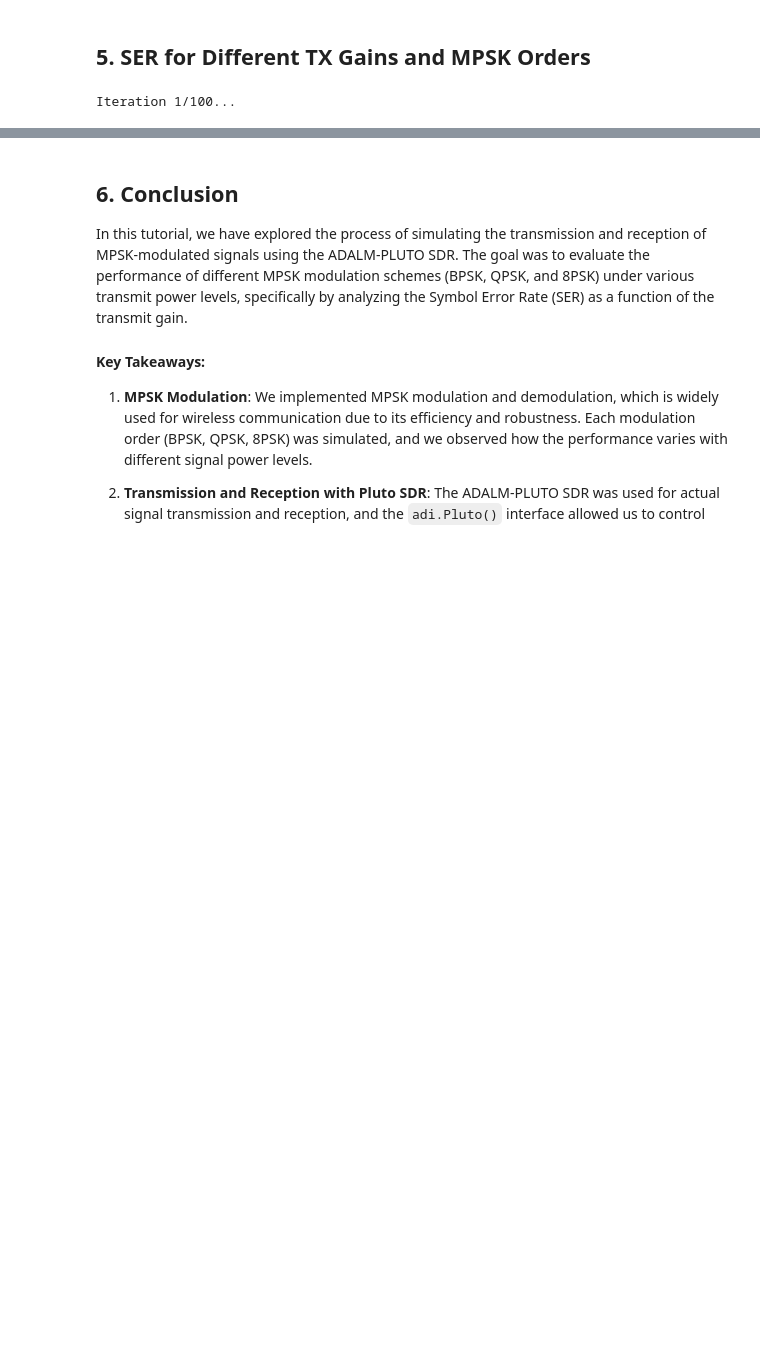
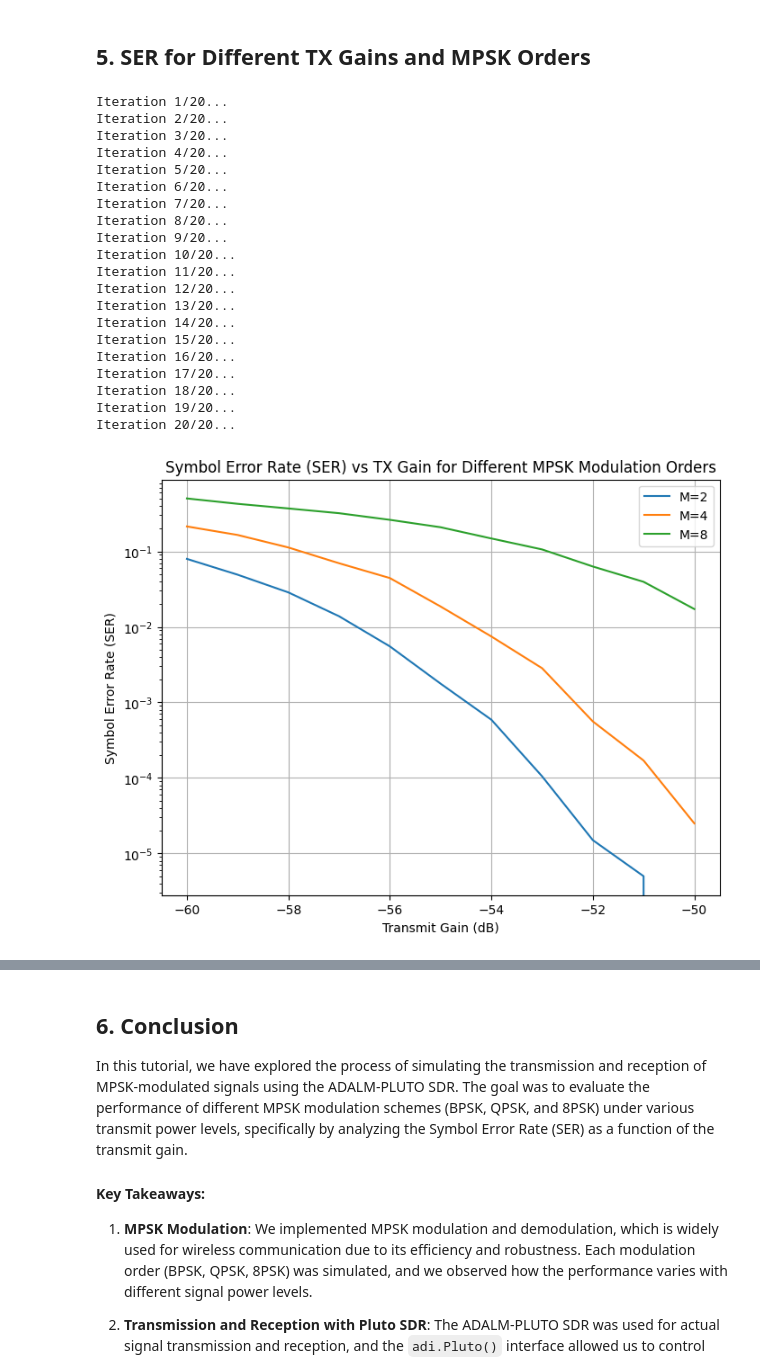
Before and after one commit to Hyunwooolee/Tutorial_PLUTO_SER, a Jupyter notebook: Tutorial_PLUTO_SER.ipynb, the cells around one changed output, grey strips where cells are left out. Drawn from its saved outputs; the diff is of its cells as text; code cells hidden in the pictures; blank space fills up the shorter version.

```diff
--- a/Tutorial_PLUTO_SER.ipynb
+++ b/Tutorial_PLUTO_SER.ipynb
@@ -132,16 +120,0 @@ The symbols are plotted on the unit circle in the complex plane, where the real
-# %%
-# Parameters for QPSK modulation
-M = 4  # Modulation order (QPSK)
-num_symbols = 1000
-
-# Generate data and modulate using MPSK
-data, symbols = generate_data_and_mpsk_modulation(M, num_symbols)
-
-# Plot the MPSK constellation diagram
-plt.figure(figsize=(6, 6))
-plt.scatter(np.real(symbols), np.imag(symbols), color='blue', s=20)
-plt.title(f'MPSK Constellation (M={M})')
-plt.xlabel('In-Phase')
-plt.ylabel('Quadrature')
-plt.grid(True)
-plt.show()
@@ -501,9 +475,9 @@ import matplotlib.pyplot as plt
 sample_rate = 1e6  # Sample rate (1 MHz)
 center_freq = 915e6  # Center frequency (915 MHz)
 num_symbols = 10000  # Number of symbols
-iterations = 100  # Number of iterations for averaging
+iterations = 20  # Number of iterations for averaging
 num_repeat = 16  # Number of repetitions per symbol (to increase symbol duration)
-tx_gain_list = range(-40, -15, 5)  # Range of TX gains to test
+tx_gain_list = range(-60, -49, 1)  # Range of TX gains to test
 rx_gain = 0  # RX gain
 modulation_order_list = [2, 4, 8]  # MPSK modulation orders (e.g., BPSK, QPSK, 8PSK)
 len_sync = 64  # Length of sync signal
@@ -528,32 +502,52 @@ for iteration in range(iterations):
 
             # Perform synchronization and channel estimation
             peak_idx, estimated_channel = sync_and_channel_estimation(rx_samples, sync_signal)
 
             # Align the received symbols and normalize
             rx_symbols_ = np.roll(rx_samples, -(peak_idx + 1))
             rx_symbols = rx_symbols_[:num_symbols] / estimated_channel
 
             # Demodulate the received symbols
             rx_data = mpsk_demodulation(rx_symbols, modulation_order)
 
             # Calculate SER
             ser = calculate_ser(data, rx_data)
             SER_buffer[mo_idx, tg_idx] += ser
 
 # Average the results
 SER_buffer /= iterations
 
 # Plot SER vs TX Gain for each modulation order
 plt.figure(figsize=(8, 6))
 for mo_idx, modulation_order in enumerate(modulation_order_list):
     plt.semilogy(tx_gain_list, SER_buffer[mo_idx, :], label=f'M={modulation_order}')
 
 plt.title('Symbol Error Rate (SER) vs TX Gain for Different MPSK Modulation Orders')
 plt.xlabel('Transmit Gain (dB)')
 plt.ylabel('Symbol Error Rate (SER)')
 plt.legend()
 plt.grid(True)
 plt.show()
 # %% [output]
-Iteration 1/100...
+Iteration 1/20...
+Iteration 2/20...
+Iteration 3/20...
+Iteration 4/20...
+Iteration 5/20...
+Iteration 6/20...
+Iteration 7/20...
+Iteration 8/20...
+Iteration 9/20...
+Iteration 10/20...
+Iteration 11/20...
+Iteration 12/20...
+Iteration 13/20...
+Iteration 14/20...
+Iteration 15/20...
+Iteration 16/20...
+Iteration 17/20...
+Iteration 18/20...
+Iteration 19/20...
+Iteration 20/20...
+[figure, added]
 # %% [markdown]
```
Also changed, not shown: parts of 16 cells of this notebook.
